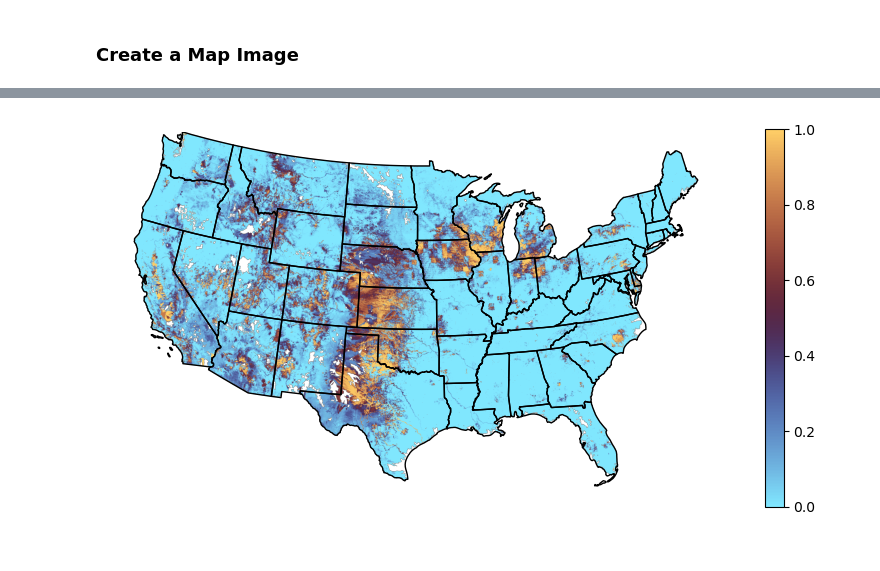
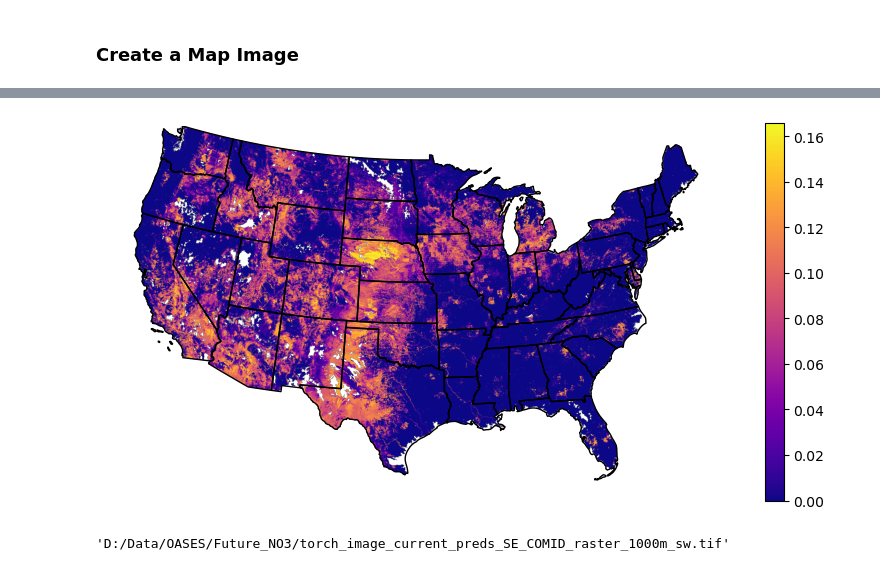
Before and after one commit to mpennino/Future_DW_NO3, a Jupyter notebook: Code/Future_Maps.ipynb, the cells around one changed output, grey strips where cells are left out. Saved outputs shown, nothing was run; the diff lists cells and outputs as text; code cells hidden in the pictures.

```diff
--- a/Code/Future_Maps.ipynb
+++ b/Code/Future_Maps.ipynb
@@ -361,7 +369,7 @@ fig, ax = plt.subplots(figsize=(10, 7))
 # 'spring', 'spring_r', 'summer', 'summer_r', 'tab10', 'tab10_r', 'tab20', 'tab20_r', 'tab20b', 'tab20b_r', 'tab20c', 'tab20c_r',
 # 'terrain', 'terrain_r', 'turbo', 'turbo_r', 'twilight', 'twilight_r', 'twilight_shifted', 'twilight_shifted_r', 'vanimo', 'vanimo_r', 'viridis', 'viridis_r', 'winter', 'winter_r'
 
-image_hidden = show(src, ax=ax, cmap='managua_r') # managua_r, nipy_spectral_r, Spectral_r, RdYlBu_r, jet, plasma,  turbo
+image_hidden = show(src, ax=ax, cmap='plasma') # managua_r (for main maps), plasma (for 95CI maps), nipy_spectral_r, Spectral_r, RdYlBu_r, jet,,  turbo
 
 # 4. Add map elements
 #ax.set_title("My Raster Map", fontsize=16)
@@ -392,4 +400,4 @@ Finished at: 2026-09-11 14:08:17
-[figure, old version]
+[figure, new version]
 # %%
 # Save Map Image (without CRS info)
 # type(src)
@@ -404,6 +412,10 @@ Finished at: 2026-09-11 14:08:17
 # #tiff.imwrite('D:/Data/OASES/Future_NO3/torch_image_future4.5G_preds_COMID_raster_1000m_sw.tif', data)
 # #tiff.imwrite('D:/Data/OASES/Future_NO3/torch_image_future8.5G_preds_COMID_raster_1000m_sw.tif', data)
 # tiff.imwrite(map_path_name, data)
+# %%
+map_path_name
+# %% [output]
+'D:/Data/OASES/Future_NO3/torch_image_current_preds_SE_COMID_raster_1000m_sw.tif'
 # %%
 # Save Map Image with CRS
 
```
Also changed, not shown: parts of 8 cells of this notebook.
